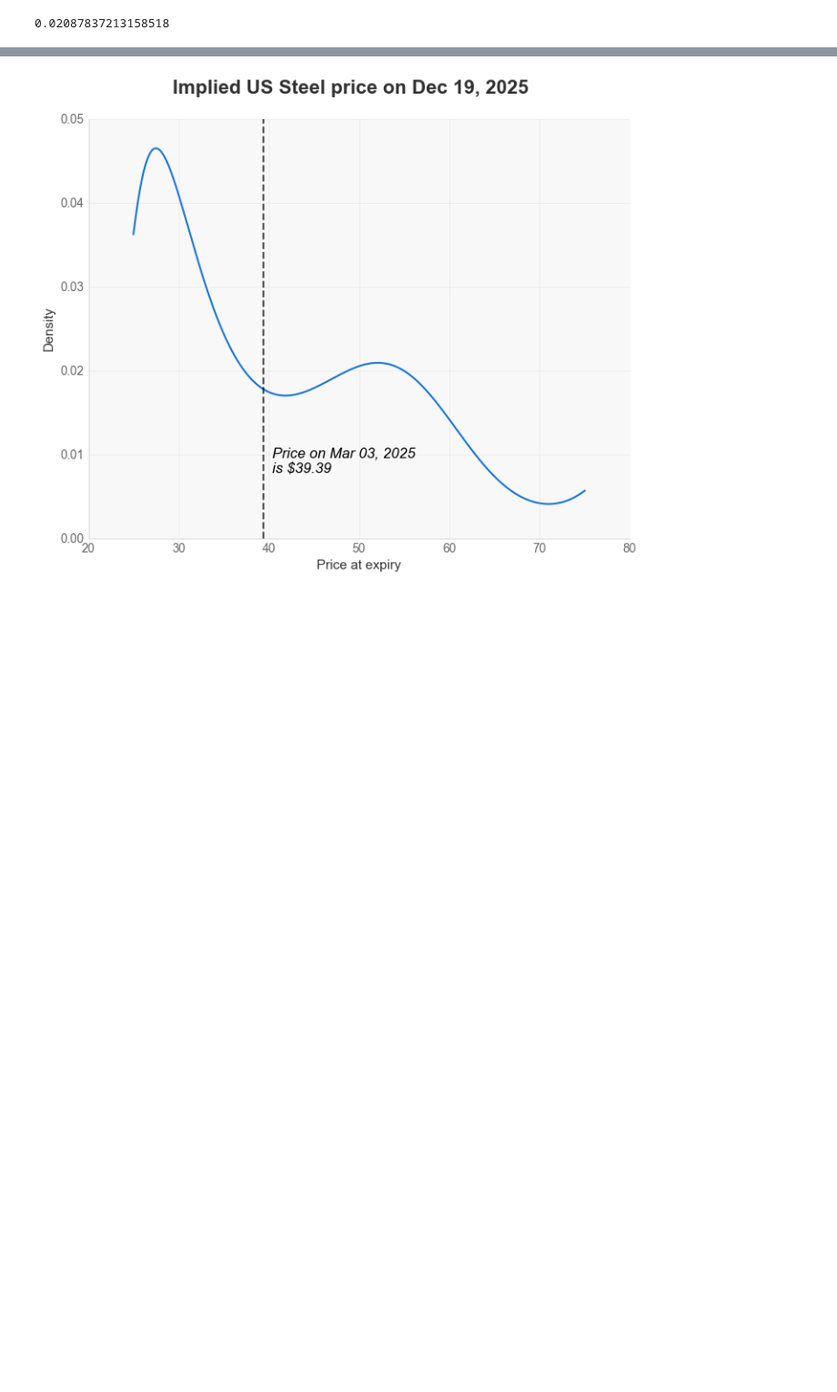
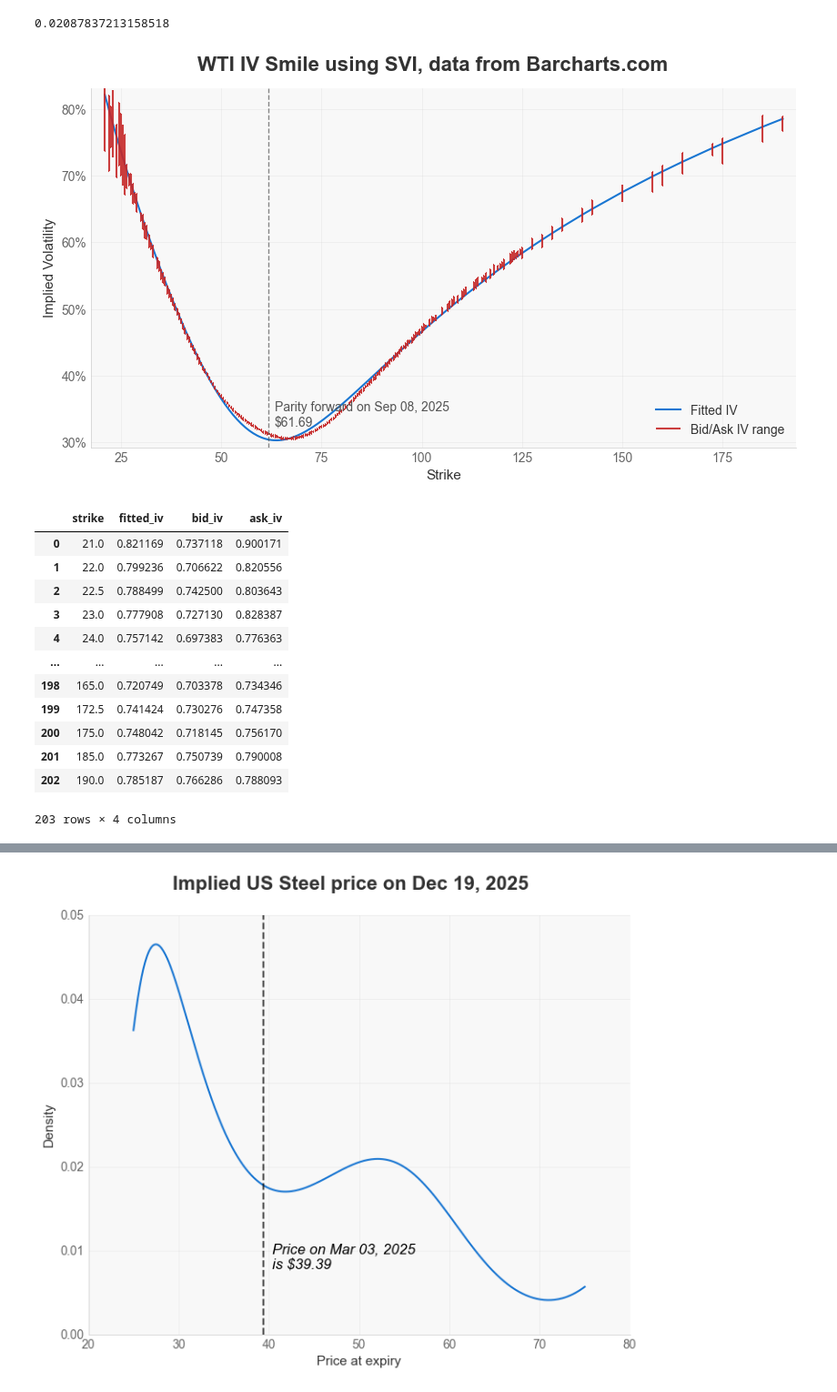
Before and after one commit to tyrneh/options-implied-probability, a Jupyter notebook: examples/example.ipynb, the cells around one changed output, grey strips where cells are left out. Shown at 91% size. Cells and saved outputs as stored; diff of their text form; code cells hidden in the pictures; blank space fills up the shorter version.

```diff
--- a/examples/example.ipynb
+++ b/examples/example.ipynb
@@ -71,7 +85,7 @@ market_wti = MarketInputs(
 
 # 3. optional model knobs (could omit)
 model_wti = ModelParams(
-    solver="brent", price_method="mid", max_staleness_days=None
+    solver="brent", price_method="mid", max_staleness_days=None, surface_method="svi"
 )
 
 # 4. run using WTI options chain
@@ -96,6 +110,27 @@ print(prob)
 # %% [output]
 [figure]
 0.02087837213158518
+# %%
+# plot fitted IV smile
+est_wti.plot('iv_smile', title="WTI IV Smile using SVI, data from Barcharts.com")
+plt.show()
+
+est_wti.iv_smile()
+# %% [output]
+[figure, added]
+|  | strike | fitted_iv | bid_iv | ask_iv |
+| 0 | 21.0 | 0.821169 | 0.737118 | 0.900171 |
+| 1 | 22.0 | 0.799236 | 0.706622 | 0.820556 |
+| 2 | 22.5 | 0.788499 | 0.742500 | 0.803643 |
+| 3 | 23.0 | 0.777908 | 0.727130 | 0.828387 |
+| 4 | 24.0 | 0.757142 | 0.697383 | 0.776363 |
+| ... | ... | ... | ... | ... |
+| 198 | 165.0 | 0.720749 | 0.703378 | 0.734346 |
+| 199 | 172.5 | 0.741424 | 0.730276 | 0.747358 |
+| 200 | 175.0 | 0.748042 | 0.718145 | 0.756170 |
+| 201 | 185.0 | 0.773267 | 0.750739 | 0.790008 |
+| 202 | 190.0 | 0.785187 | 0.766286 | 0.788093 |
+203 rows × 4 columns
 # %%
 # --- Example 3 - Bitcoin --- #
 # options data from Deribit BTC-USDC
```
Also changed, not shown: parts of 6 cells of this notebook, 4 other files.
